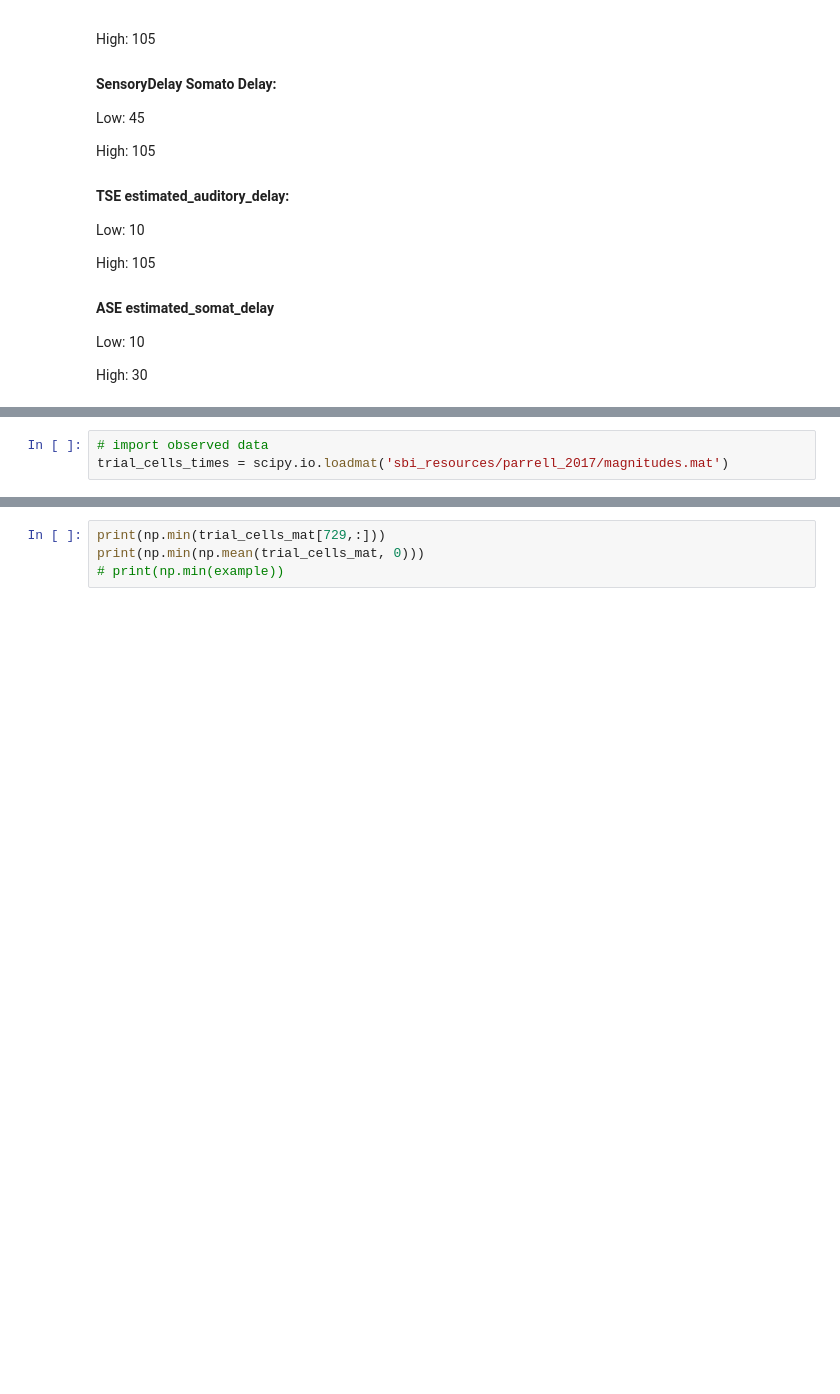
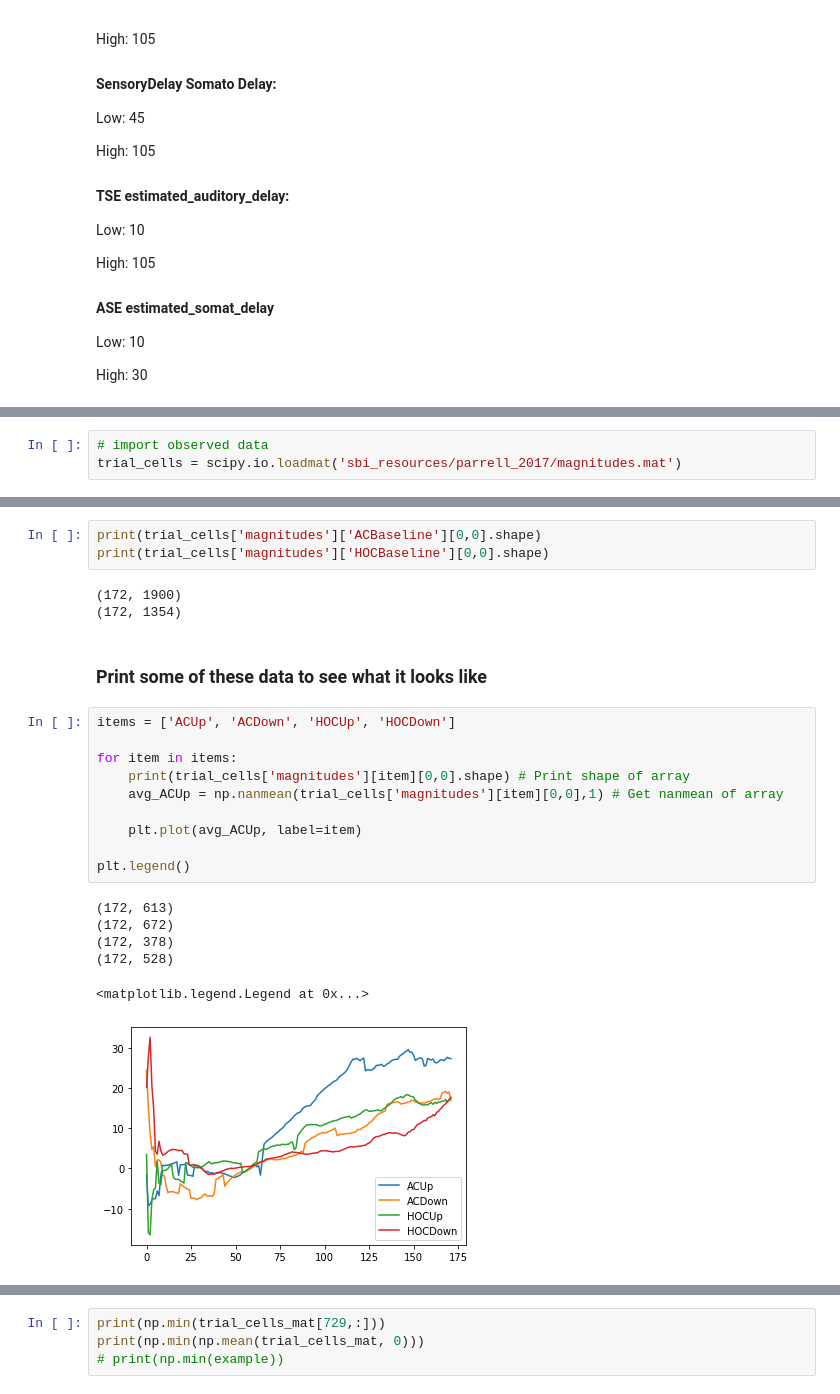
Before and after one commit to apongos/FACTS_SBI_cluster, a Jupyter notebook: SBI_on_FACTS_parell_data.ipynb, the cells around one changed output, grey strips where cells are left out. Cells and saved outputs as stored; diff of their text form; blank space fills up the shorter version.

```diff
--- a/SBI_on_FACTS_parell_data.ipynb
+++ b/SBI_on_FACTS_parell_data.ipynb
@@ -231,4 +240,4 @@ High: 30
 # %%
 # import observed data
-trial_cells_times = scipy.io.loadmat('sbi_resources/parrell_2017/magnitudes.mat')
+trial_cells = scipy.io.loadmat('sbi_resources/parrell_2017/magnitudes.mat')
 # %%
@@ -236,2 +245,27 @@ trial_cells_times['magnitudes'].dtype
 # %% [output]
 dtype([('ACUp', 'O'), ('ACDown', 'O'), ('HOCUp', 'O'), ('HOCDown', 'O'), ('all', 'O'), ('group', 'O'), ('direction', 'O'), ('subjID', 'O'), ('ACBaseline', 'O'), ('HOCBaseline', 'O')])
+# %%
+print(trial_cells['magnitudes']['ACBaseline'][0,0].shape)
+print(trial_cells['magnitudes']['HOCBaseline'][0,0].shape)
+# %% [output]
+(172, 1900)
+(172, 1354)
+# %% [markdown]
+### Print some of these data to see what it looks like
+# %%
+items = ['ACUp', 'ACDown', 'HOCUp', 'HOCDown']
+
+for item in items:
+    print(trial_cells['magnitudes'][item][0,0].shape) # Print shape of array
+    avg_ACUp = np.nanmean(trial_cells['magnitudes'][item][0,0],1) # Get nanmean of array
+
+    plt.plot(avg_ACUp, label=item)
+
+plt.legend()
+# %% [output]
+(172, 613)
+(172, 672)
+(172, 378)
+(172, 528)
+<matplotlib.legend.Legend at 0x...>
+[figure, added]
```
Also changed, not shown: parts of 36 cells of this notebook, 32 other files.
